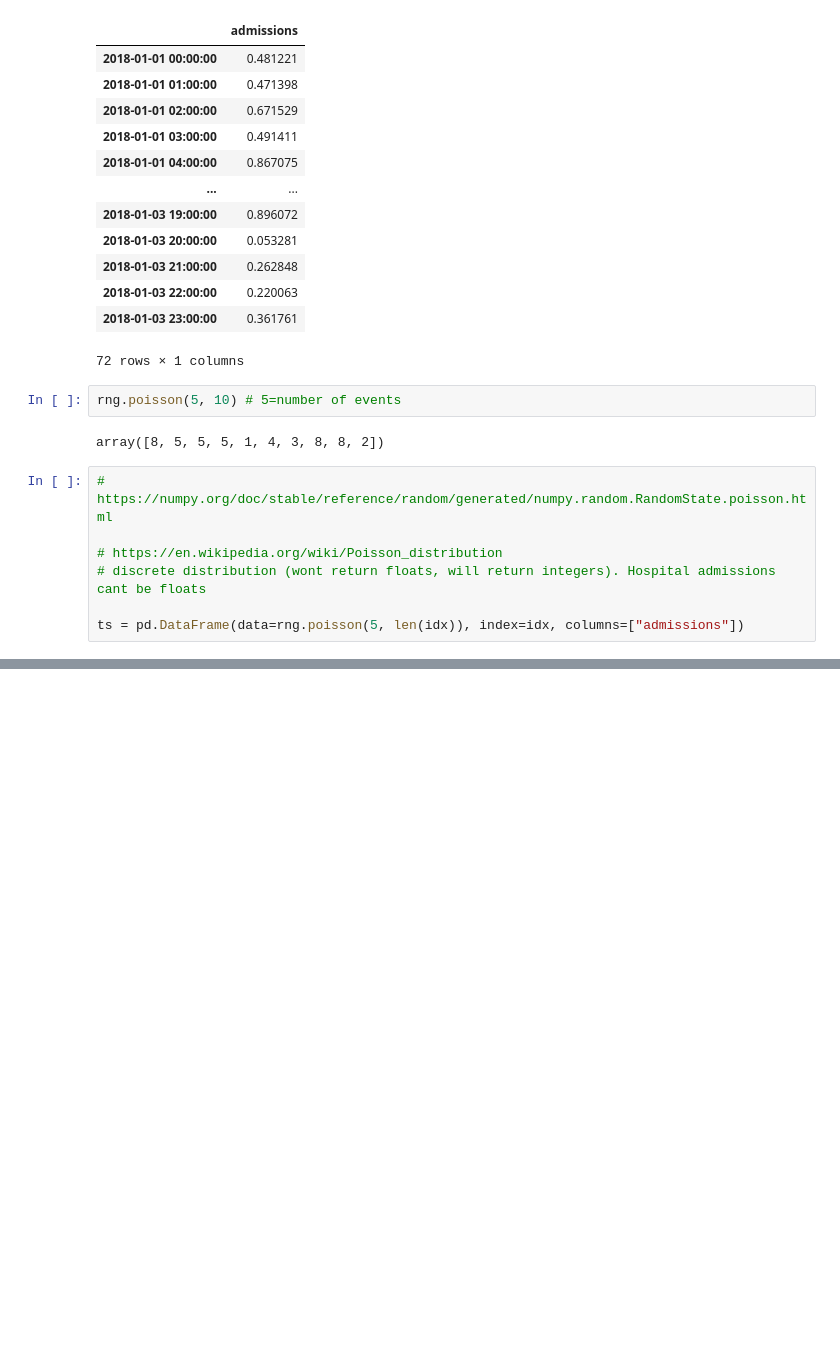
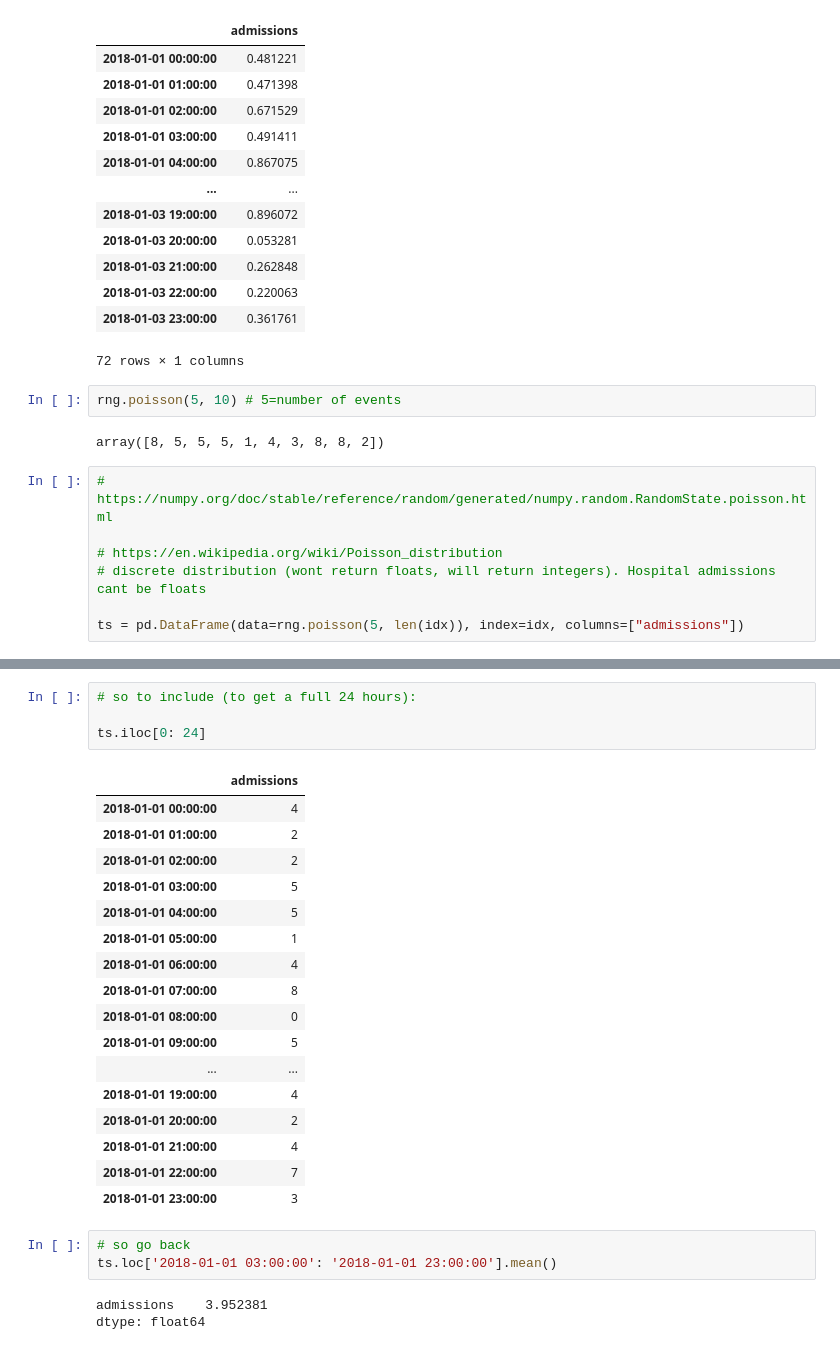
Before and after one commit to nurbujang/myworkw23, a Jupyter notebook: timeseries.ipynb, the cells around one changed output, grey strips where cells are left out. Cells and saved outputs as stored; diff of their text form; blank space fills up the shorter version.

```diff
--- a/timeseries.ipynb
+++ b/timeseries.ipynb
@@ -374,0 +445,28 @@ ts # admissions will make more sense
+# %%
+# so to include (to get a full 24 hours):
+
+ts.iloc[0: 24]
+# %% [output]
+|  | admissions |
+| 2018-01-01 00:00:00 | 4 |
+| 2018-01-01 01:00:00 | 2 |
+| 2018-01-01 02:00:00 | 2 |
+| 2018-01-01 03:00:00 | 5 |
+| 2018-01-01 04:00:00 | 5 |
+| 2018-01-01 05:00:00 | 1 |
+| 2018-01-01 06:00:00 | 4 |
+| 2018-01-01 07:00:00 | 8 |
+| 2018-01-01 08:00:00 | 0 |
+| 2018-01-01 09:00:00 | 5 |
+| ... | ... |
+| 2018-01-01 19:00:00 | 4 |
+| 2018-01-01 20:00:00 | 2 |
+| 2018-01-01 21:00:00 | 4 |
+| 2018-01-01 22:00:00 | 7 |
+| 2018-01-01 23:00:00 | 3 |
+# %%
+# so go back
+ts.loc['2018-01-01 03:00:00': '2018-01-01 23:00:00'].mean()
+# %% [output]
+admissions    3.952381
+dtype: float64
```
Also changed, not shown: parts of 10 cells of this notebook.
